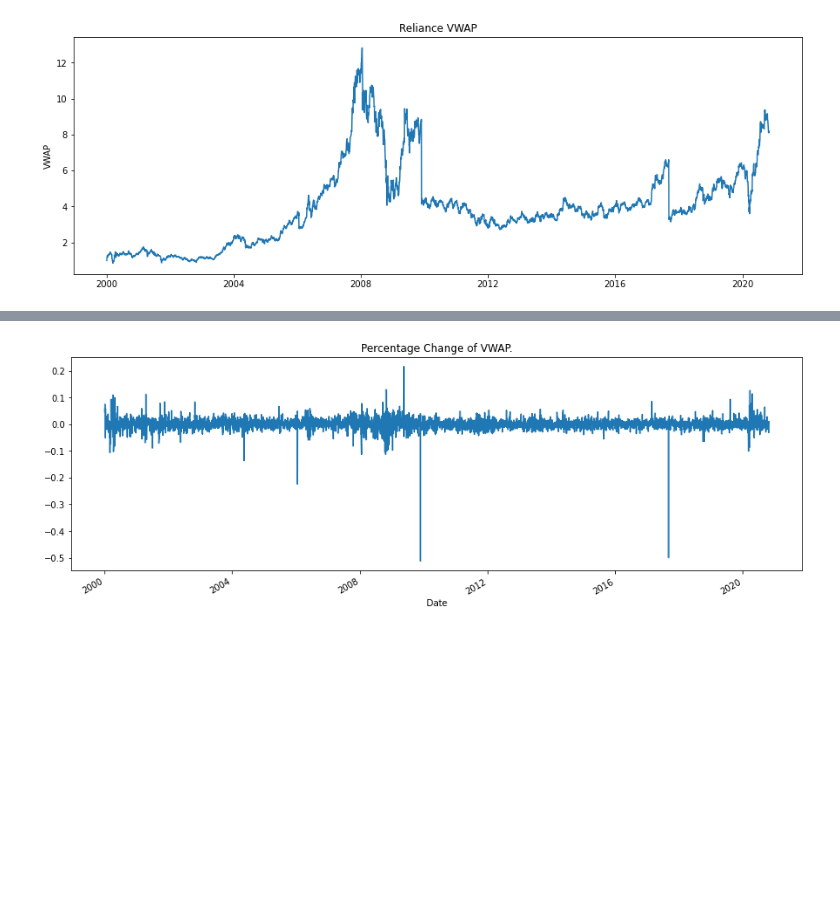
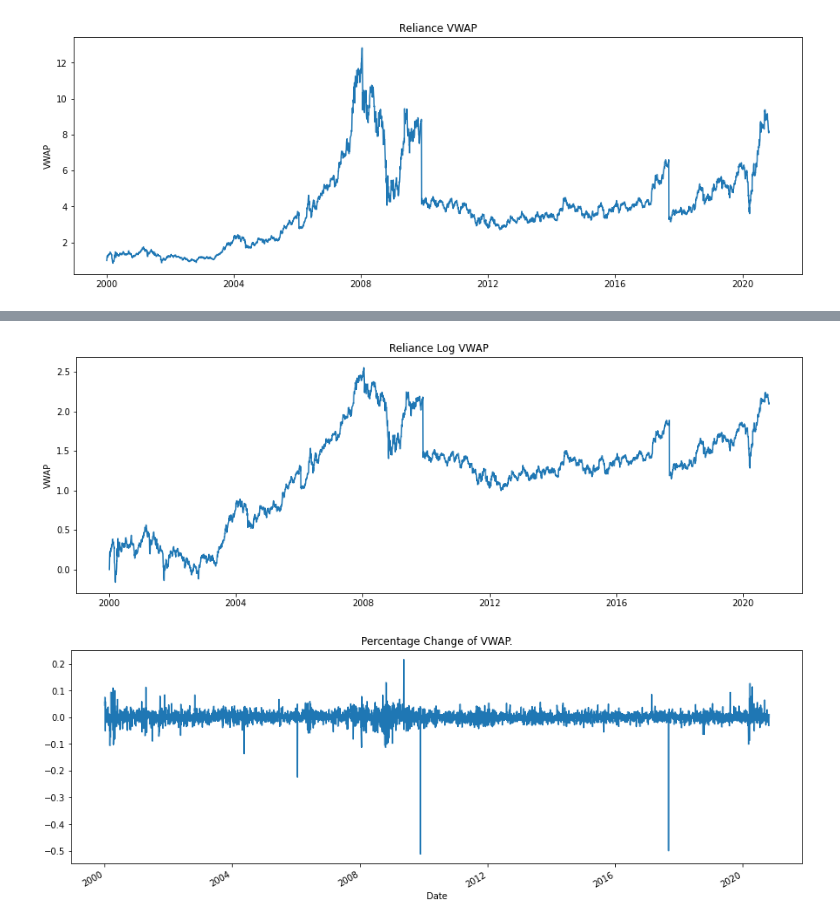
Before and after one commit to kartikbatra056/AllAboutTimeSeries, a Jupyter notebook: Baseline_and_EDA.ipynb, the cells around one changed output, grey strips where cells are left out. Saved outputs shown, nothing was run; the diff lists cells and outputs as text; code cells hidden in the pictures; blank space fills up the shorter version.

```diff
--- a/Baseline_and_EDA.ipynb
+++ b/Baseline_and_EDA.ipynb
@@ -132,3 +118,12 @@ interactive_plot(df,title='Vwap interactive plot')
+# %%
+# Visualize Log of VWAP
+plt.figure(figsize=(15,5))
+plt.plot(np.log(df['VWAP']/df['VWAP'][0]))
+plt.title('Reliance Log VWAP')
+plt.ylabel('VWAP')
+plt.show()
+# %% [output]
+[figure, added]
 # %%
 # Visualize Percentage Change of VWAP
 plt.figure(figsize=(15,5))
```
Also changed, not shown: parts of 18 cells of this notebook.
